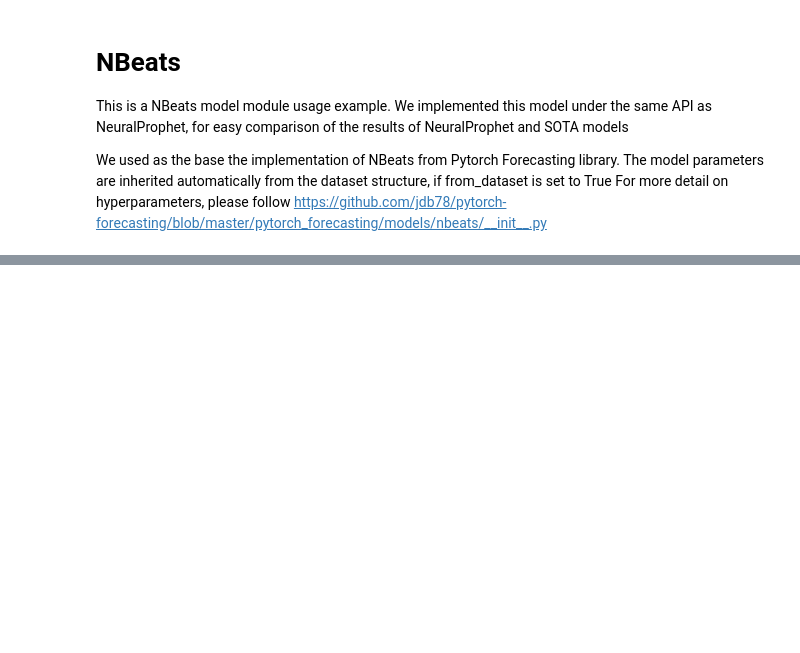
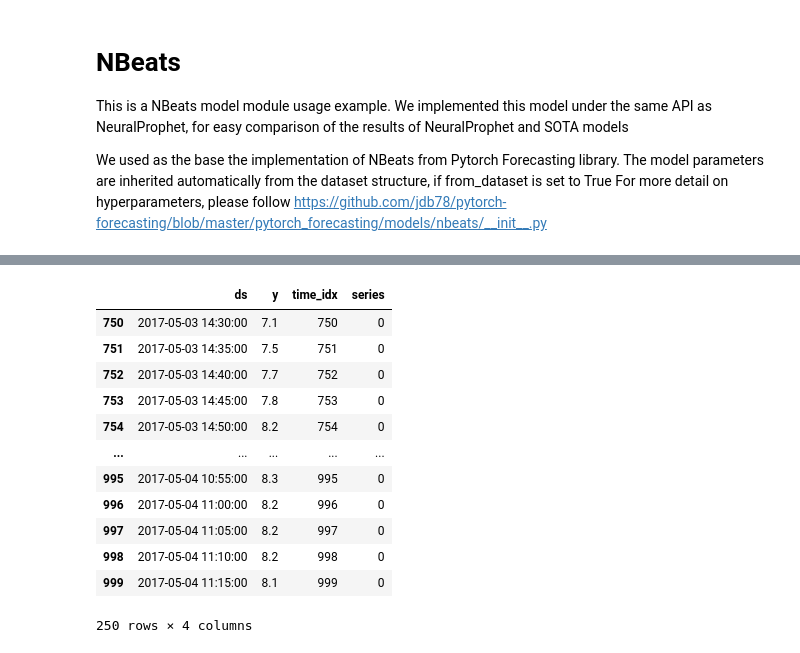
Before and after one commit to neuralprophet/neural_prophet_lightning, a Jupyter notebook: example_notebooks/NBeats_example.ipynb, the cells around one changed output, grey strips where cells are left out. Saved outputs shown, nothing was run; the diff lists cells and outputs as text; code cells hidden in the pictures; blank space fills up the shorter version.

```diff
--- a/example_notebooks/NBeats_example.ipynb
+++ b/example_notebooks/NBeats_example.ipynb
@@ -79,2 +82,2 @@ TPU available: False, using: 0 TPU cores
 # %%
-future = m.make_future_dataframe(df, freq, periods=1, n_historic_predictions=100)
+future = m.make_future_dataframe(df, freq, periods=0, n_historic_predictions=100)
@@ -81,2 +99,18 @@ future = m.make_future_dataframe(df, freq, periods=1, n_historic_predictions=100
+# %%
+future
+# %% [output]
+|  | ds | y | time_idx | series |
+| 750 | 2017-05-03 14:30:00 | 7.1 | 750 | 0 |
+| 751 | 2017-05-03 14:35:00 | 7.5 | 751 | 0 |
+| 752 | 2017-05-03 14:40:00 | 7.7 | 752 | 0 |
+| 753 | 2017-05-03 14:45:00 | 7.8 | 753 | 0 |
+| 754 | 2017-05-03 14:50:00 | 8.2 | 754 | 0 |
+| ... | ... | ... | ... | ... |
+| 995 | 2017-05-04 10:55:00 | 8.3 | 995 | 0 |
+| 996 | 2017-05-04 11:00:00 | 8.2 | 996 | 0 |
+| 997 | 2017-05-04 11:05:00 | 8.2 | 997 | 0 |
+| 998 | 2017-05-04 11:10:00 | 8.2 | 998 | 0 |
+| 999 | 2017-05-04 11:15:00 | 8.1 | 999 | 0 |
+250 rows × 4 columns
 # %%
 forecast = m.predict(future)
```
Also changed, not shown: parts of 5 cells of this notebook, 6 other files.
